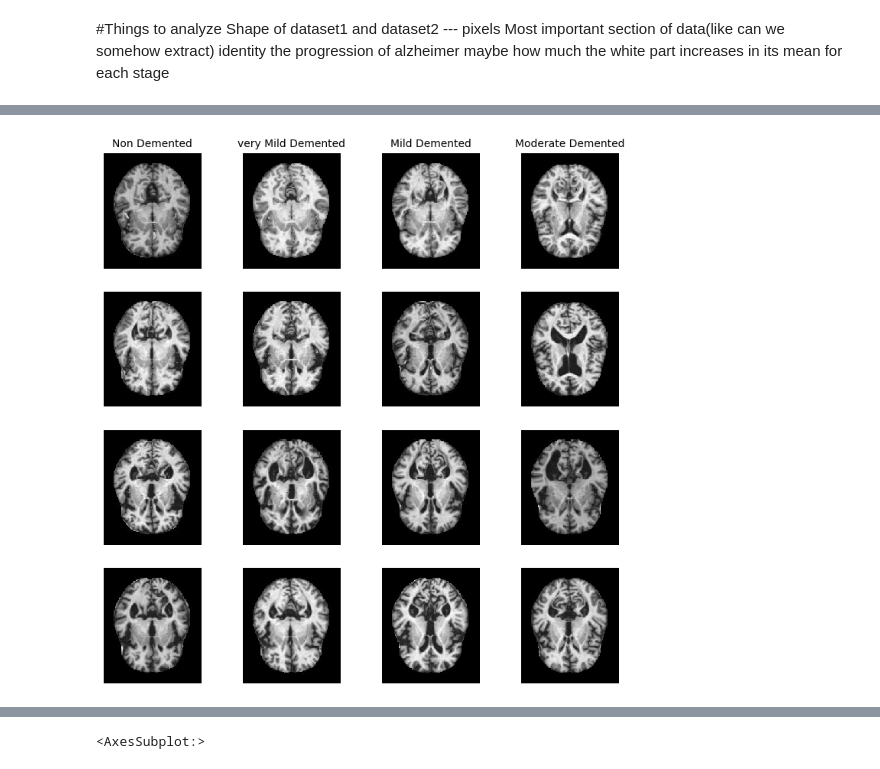
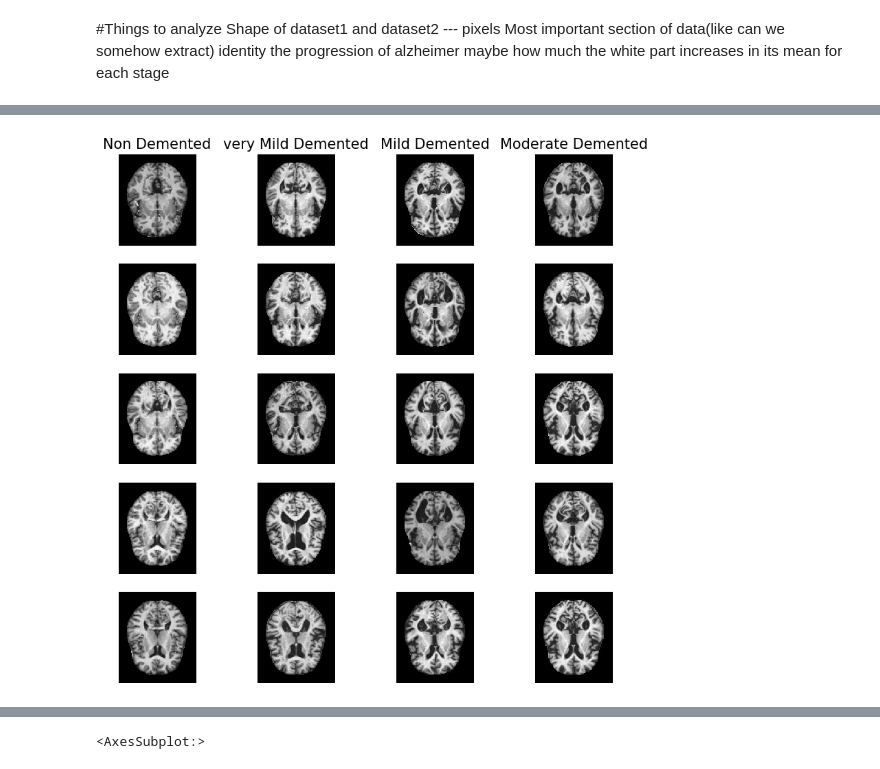
Before and after one commit to Shiraishie/Alzheimer-Detection, a Jupyter notebook: Alzheimer.ipynb, the cells around one changed output, grey strips where cells are left out. Cells and saved outputs as stored; diff of their text form; code cells hidden in the pictures.

```diff
--- a/Alzheimer.ipynb
+++ b/Alzheimer.ipynb
@@ -83,16 +74,16 @@ Skewness : 0.5393340062122196
 # %%
 #First 4 pictures to roughly show how each MRI Scan for each category looks like
-fig,axes = plt.subplots(4,4, figsize = (9,9))
+fig,axes = plt.subplots(5,4, figsize = (10,10))
 
 for i in range(len(lst)):
-    for j in range(4):
+    for j in range(5):
         img = lst[i][j]
-        axes[i,j].imshow(img, cmap = 'gray')
-        axes[i,j].axis('off') #turn off axis for each subplot
-axes[0,0].set_title('Non Demented', fontsize = 10)
-axes[0,1].set_title('very Mild Demented', fontsize = 10)
-axes[0,2].set_title('Mild Demented', fontsize = 10)
-axes[0,3].set_title('Moderate Demented', fontsize = 10)
+        axes[j,i].imshow(img, cmap = 'gray')
+        axes[j,i].axis('off') #turn off axis for each subplot
+axes[0,0].set_title('Non Demented', fontsize = 15)
+axes[0,1].set_title('very Mild Demented', fontsize = 15)
+axes[0,2].set_title('Mild Demented', fontsize = 15)
+axes[0,3].set_title('Moderate Demented', fontsize = 15)
 plt.show()
 # %% [output]
-[figure, old version]
+[figure, new version]
```
Also changed, not shown: parts of 24 cells of this notebook, 1 other file.
